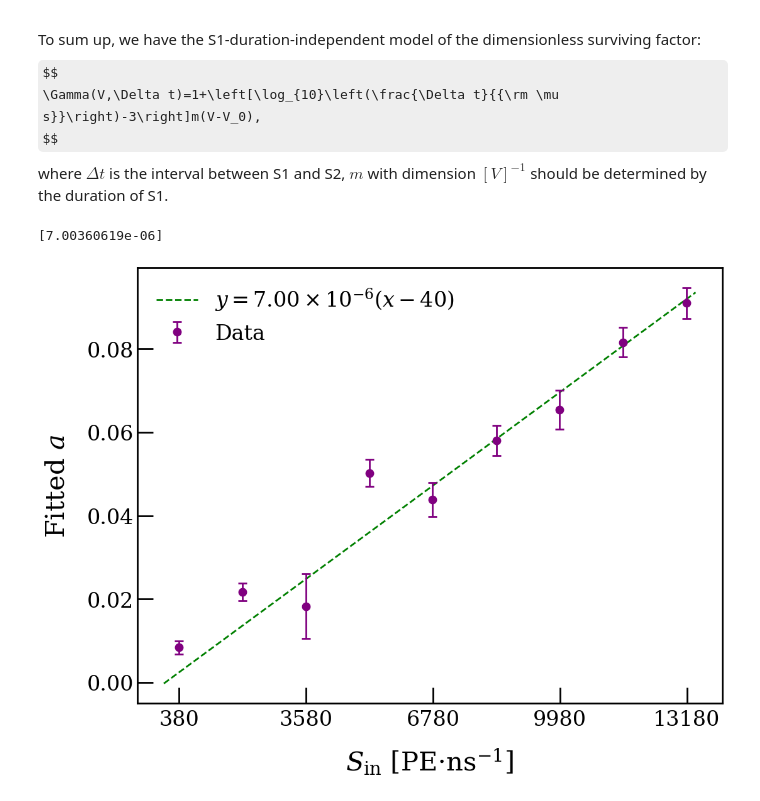
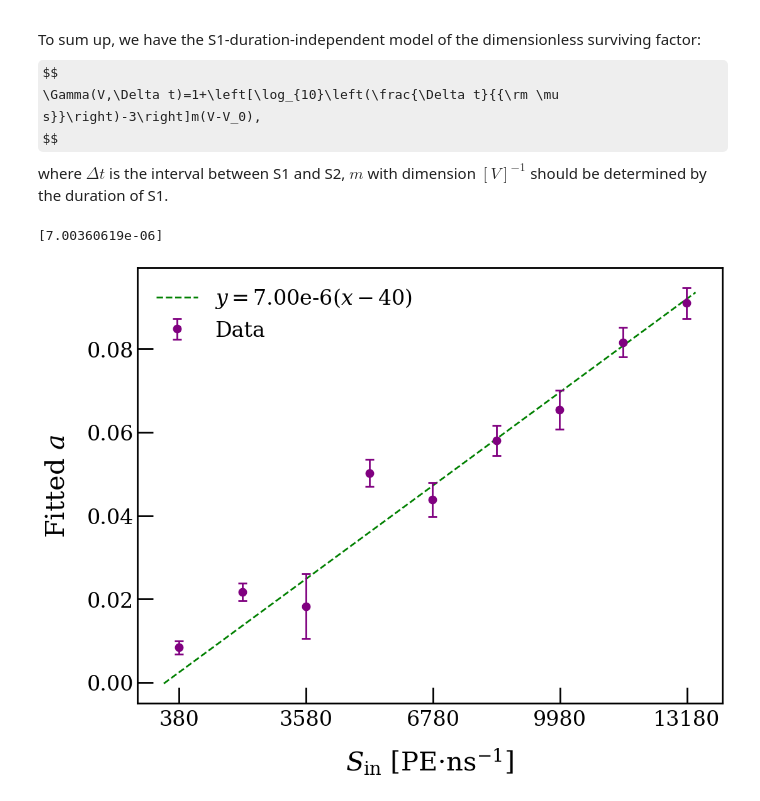
Before and after one commit to Chocolirz/Saturation-Relation, a Jupyter notebook: 2d_dependence.ipynb, the cells around one changed output. Drawn from its saved outputs; the diff is of its cells as text; code cells hidden in the pictures; some formulas as TeX source.

Commit message:
updated plots for use in papers

```diff
--- a/2d_dependence.ipynb
+++ b/2d_dependence.ipynb
@@ -309,29 +309,29 @@ where $\Delta t$ is the interval between S1 and S2, $m$ with dimension $[V]^{-1}
 # %%
 # Converting voltages into intensity of light:
 intensities=[381, 1979.5, 3578, 5176.5, 6774, 8385.5, 9970, 11568.5, 13166]
 
 def fitfunc(x,m):
     return m*(x-40)
 
 popt, pcov = curve_fit(fitfunc, intensities, df_parameters['a'], p0=[7e-6])
 print(popt)
 
 x = np.linspace(0,13400,1000)
 y = []
 for i in range(len(x)):
     y.append(popt[0]*(x[i]-40))
 
 x_ticks = [380, 3580, 6780, 9980, 13180]
 
 plt.figure(figsize=(12, 9))
 plt.xlabel(r"$S_{\rm in}$ [PE$\cdot$ns$^{-1}$]")
 plt.ylabel(r'Fitted $a$')
-plt.plot(x, y, '--', color='green', label = r'$y=7.00\times 10^{-6}(x- 40)$')
+plt.plot(x, y, '--', color='green', label = r'$y=7.00$e-6$(x- 40)$')
 plt.errorbar(intensities, df_parameters['a'], yerr=df_parameters['a_err'], fmt='o', color = 'purple', label = "Data")
 plt.xticks(x_ticks)
 plt.legend(frameon=False)
 plt.savefig('./Diagrams/timeconstant_2d.pdf')
 plt.show()
 # %% [output]
 [7.00360619e-06]
-[figure, old version]
+[figure, new version]
```
